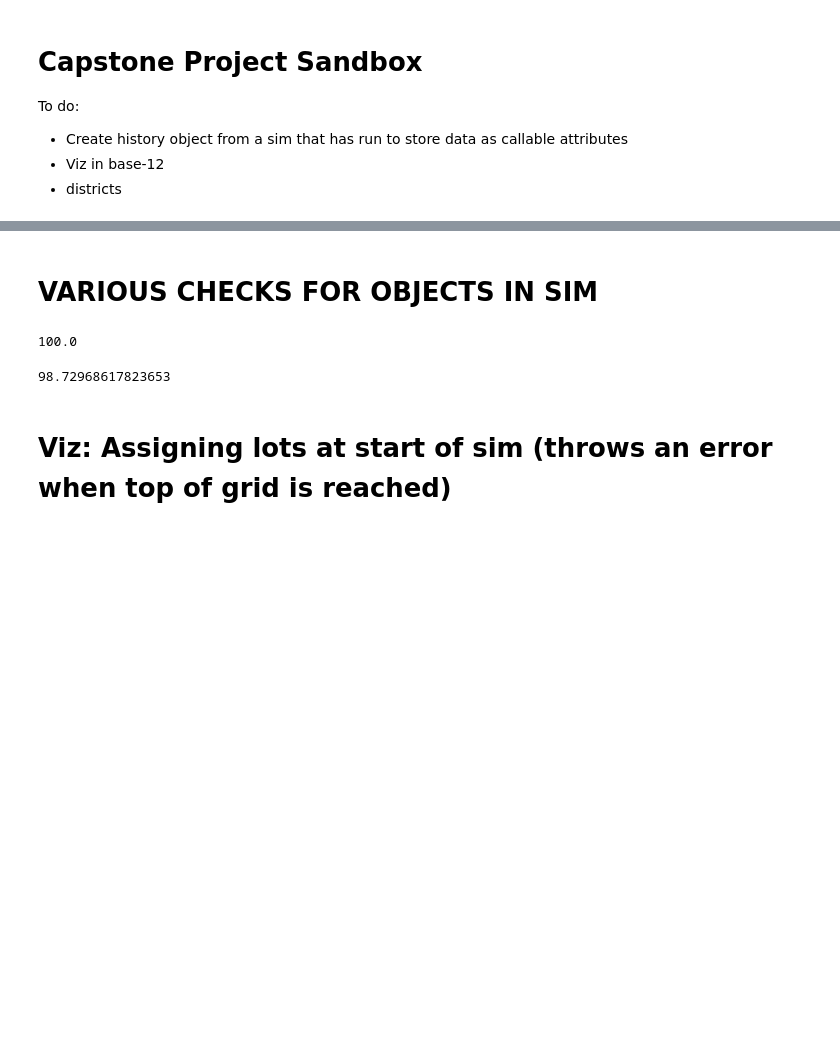
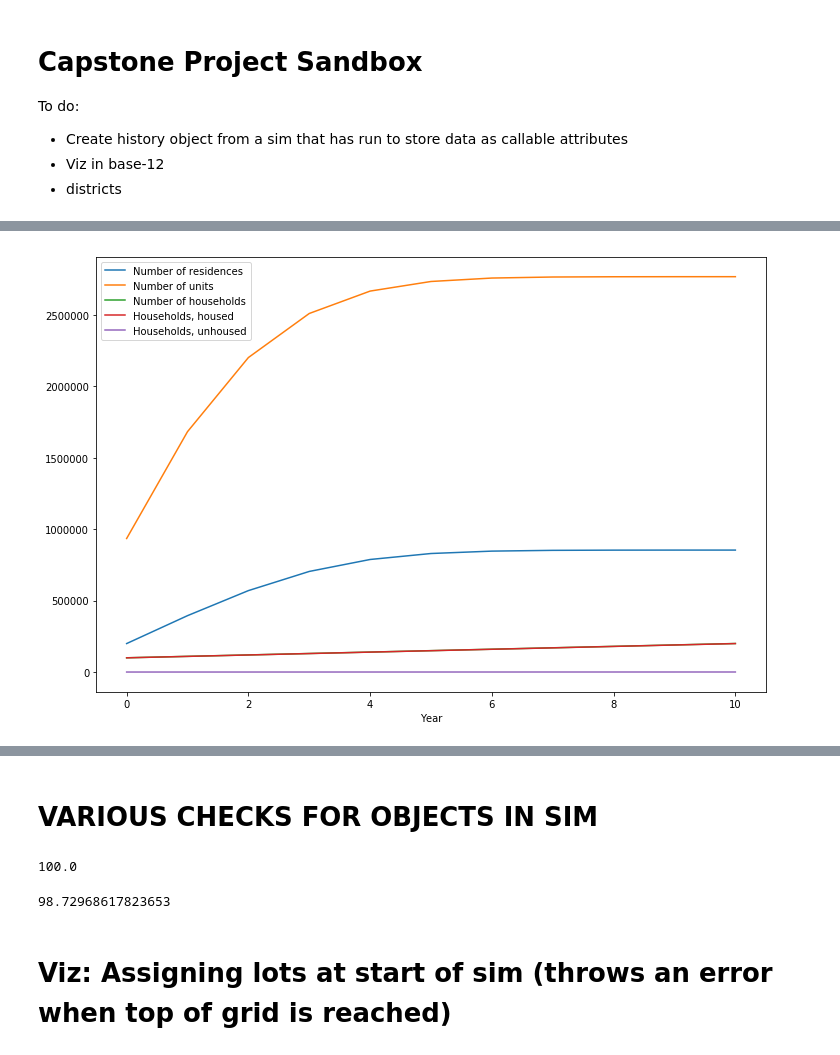
Before and after one commit to ssrosa/housing_market_simulator, a Jupyter notebook: sandbox/sandbox.ipynb, the cells around one changed output, grey strips where cells are left out. Saved outputs shown, nothing was run; the diff lists cells and outputs as text; code cells hidden in the pictures; blank space fills up the shorter version.

Commit message:
Built history object, made viz.

```diff
--- a/sandbox/sandbox.ipynb
+++ b/sandbox/sandbox.ipynb
@@ -13,10 +14,14 @@ from tqdm.autonotebook import tqdm
 class Lot(object):
     def __init__(self):
         self.size = None
-        self.zoned_as = None
+        self.zoned_as = [None]
         #Coords where lot is. Just for viz
         self.loc = []
         self.residences = [[]]
+    def update(self):
+        #Append last time step's residences
+        self.zoned_as.append(self.zoned_as[-1])
+        self.residences.append([r for r in self.residences[-1]])
 
 class Developer(object):
     def __init__(self):
@@ -34,7 +39,7 @@ class Developer(object):
             #Initialize new residence object
             #Give residence a random size within the realm of possibility
             size = np.random.choice(size_dist)
-            residence = Residence(size, lot.zoned_as)
+            residence = Residence(size, lot.zoned_as[-1])
             #Add residence to last list of residences built on the lot
             lot.residences[-1].append(residence)
             #Add residence to last list of residence built by this developer
@@ -154,7 +159,7 @@ def create_lots(self, land, lot_size_avg, lot_size_std, zon_avg, zon_std):
             #Reduce available land area by the size of this lot
             land -= size
             #Randomly zone the lot
-            lot.zoned_as = np.random.choice([8, 16, 48, 96], replace = True)
+            lot.zoned_as[-1] = np.random.choice([8, 16, 48, 96], replace = True)
             #Add this lot to the list of lots in the sim
             new_lots.append(lot)
     #Append this list to the list of lots as the last item
@@ -310,6 +315,7 @@ class Simulation(object):
         new_developers = self.create_developers()
         #Start a list of lists of developers to keep track
         self.developers = [new_developers]
+        #Have developers build new residences
         self.round_of_developing(self.developers[-1], self.lots[-1])
 
         #Start a list of lists of residences
@@ -343,6 +349,8 @@ def time_step(self, step):
     #Update all lists of objects:
     print('Lots from last step')
     self.lots.append([l for l in self.lots[-1]])
+    print('Updating each lot\'s records')
+    [l.update() for l in self.lots[-1]]
     print('Units from last step')
 
     print('Updating each unit\'s records')
@@ -582,0 +562,3 @@ household_age_avg = [sum([len(h.has[:i]) for h in sim.households[i]]\
+# %%
+%%time
+hist = History(sim)
@@ -582,0 +584,14 @@ household_age_avg = [sum([len(h.has[:i]) for h in sim.households[i]]\
+# %%
+#Look at numbers of buildings and people by year
+fig = plt.figure(figsize = (12, 8))
+#plt.plot(hist.all_by_year['empty_land'], label = 'Land free for building')
+plt.plot(hist.all_by_year['num_residences'], label = 'Number of residences')
+plt.plot(hist.all_by_year['num_units'], label = 'Number of units')
+plt.plot(hist.all_by_year['num_households'], label = 'Number of households')
+plt.plot(hist.all_by_year['h_housed'], label = 'Households, housed')
+plt.plot(hist.all_by_year['h_unhoused'], label = 'Households, unhoused')
+plt.xlabel('Year')
+plt.legend()
+plt.show()
+# %% [output]
+[figure, added]
```
Also changed, not shown: parts of 29 cells of this notebook.
